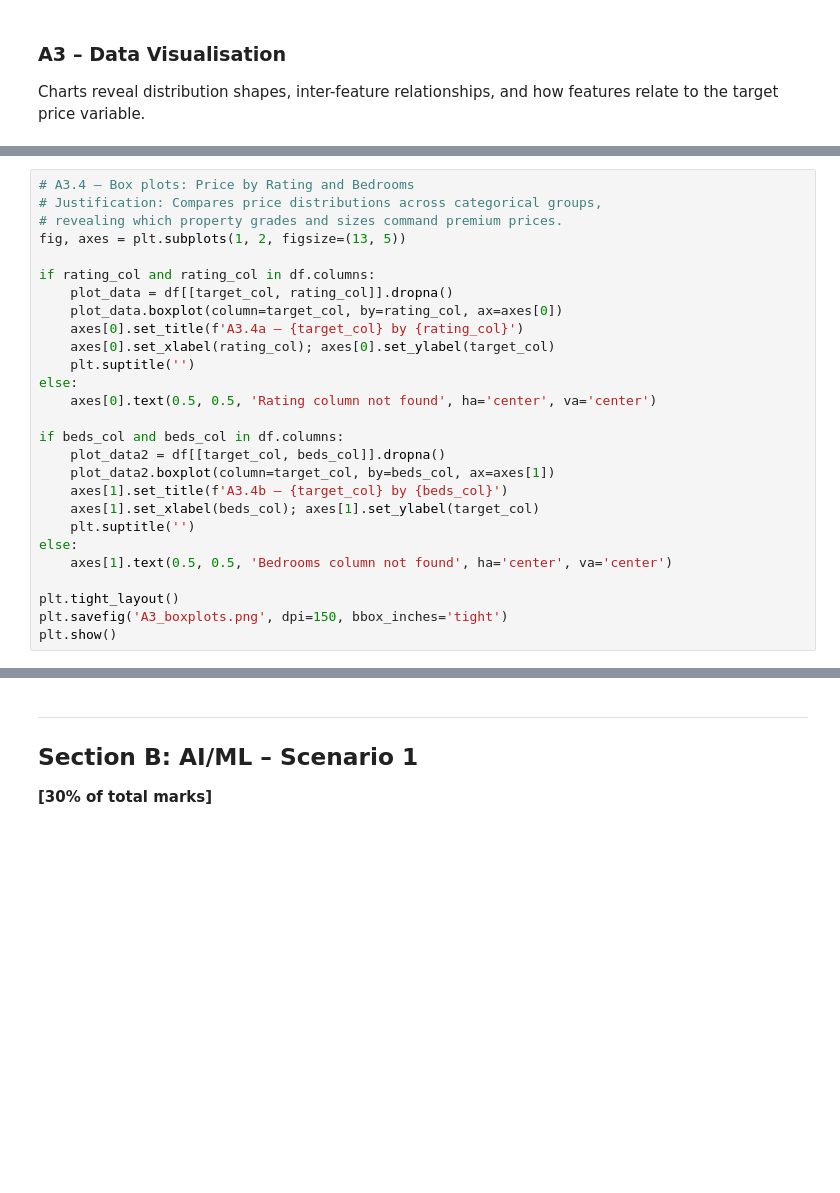
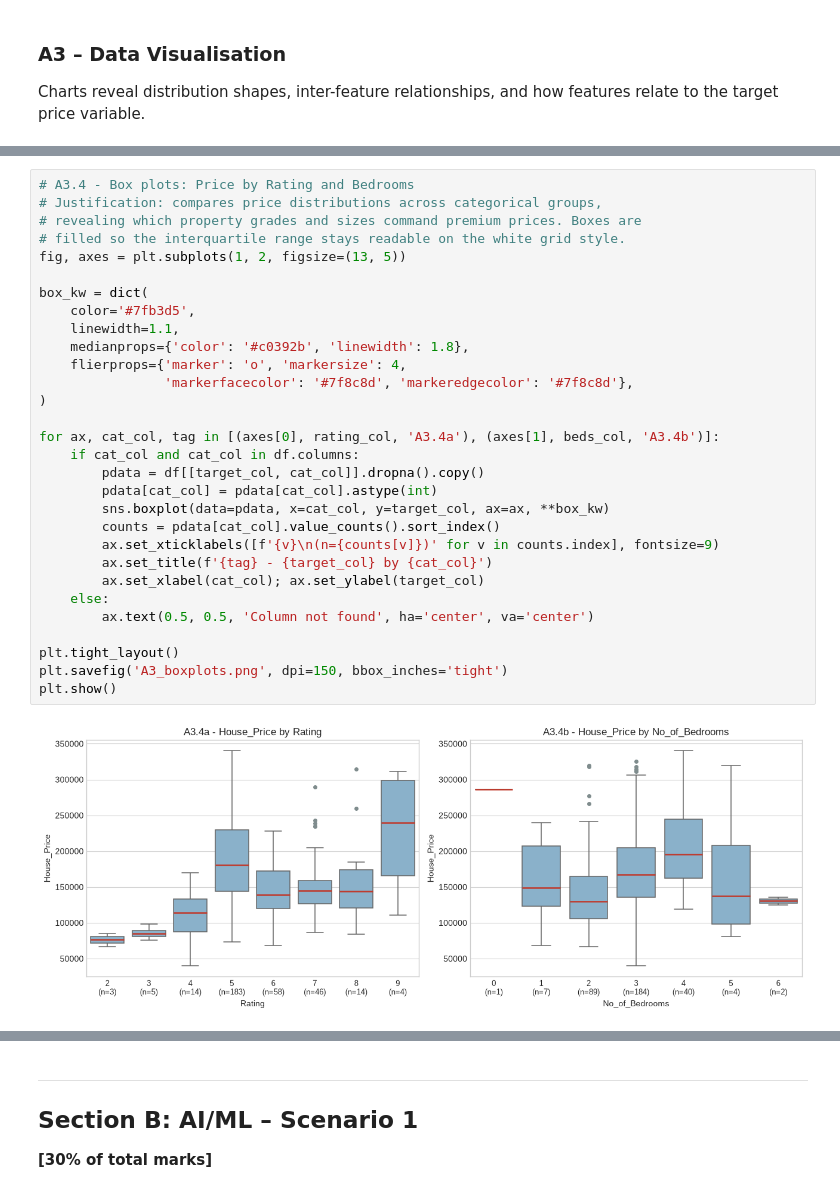
Before and after one commit to ryanthemechanic/GRE-Coursework, a Jupyter notebook: Year-2/Semester-2/COMP1891/COMP1891_notebook.ipynb, the cells around one changed output, grey strips where cells are left out. Cells and saved outputs as stored; diff of their text form; blank space fills up the shorter version.

```diff
--- a/Year-2/Semester-2/COMP1891/COMP1891_notebook.ipynb
+++ b/Year-2/Semester-2/COMP1891/COMP1891_notebook.ipynb
@@ -288,30 +500,35 @@ plt.show()
 # %%
-# A3.4 – Box plots: Price by Rating and Bedrooms
-# Justification: Compares price distributions across categorical groups,
-# revealing which property grades and sizes command premium prices.
+# A3.4 - Box plots: Price by Rating and Bedrooms
+# Justification: compares price distributions across categorical groups,
+# revealing which property grades and sizes command premium prices. Boxes are
+# filled so the interquartile range stays readable on the white grid style.
 fig, axes = plt.subplots(1, 2, figsize=(13, 5))
 
-if rating_col and rating_col in df.columns:
-    plot_data = df[[target_col, rating_col]].dropna()
-    plot_data.boxplot(column=target_col, by=rating_col, ax=axes[0])
-    axes[0].set_title(f'A3.4a – {target_col} by {rating_col}')
-    axes[0].set_xlabel(rating_col); axes[0].set_ylabel(target_col)
-    plt.suptitle('')
-else:
-    axes[0].text(0.5, 0.5, 'Rating column not found', ha='center', va='center')
+box_kw = dict(
+    color='#7fb3d5',
+    linewidth=1.1,
+    medianprops={'color': '#c0392b', 'linewidth': 1.8},
+    flierprops={'marker': 'o', 'markersize': 4,
+                'markerfacecolor': '#7f8c8d', 'markeredgecolor': '#7f8c8d'},
+)
 
-if beds_col and beds_col in df.columns:
-    plot_data2 = df[[target_col, beds_col]].dropna()
-    plot_data2.boxplot(column=target_col, by=beds_col, ax=axes[1])
-    axes[1].set_title(f'A3.4b – {target_col} by {beds_col}')
-    axes[1].set_xlabel(beds_col); axes[1].set_ylabel(target_col)
-    plt.suptitle('')
-else:
-    axes[1].text(0.5, 0.5, 'Bedrooms column not found', ha='center', va='center')
+for ax, cat_col, tag in [(axes[0], rating_col, 'A3.4a'), (axes[1], beds_col, 'A3.4b')]:
+    if cat_col and cat_col in df.columns:
+        pdata = df[[target_col, cat_col]].dropna().copy()
+        pdata[cat_col] = pdata[cat_col].astype(int)
+        sns.boxplot(data=pdata, x=cat_col, y=target_col, ax=ax, **box_kw)
+        counts = pdata[cat_col].value_counts().sort_index()
+        ax.set_xticklabels([f'{v}\n(n={counts[v]})' for v in counts.index], fontsize=9)
+        ax.set_title(f'{tag} - {target_col} by {cat_col}')
+        ax.set_xlabel(cat_col); ax.set_ylabel(target_col)
+    else:
+        ax.text(0.5, 0.5, 'Column not found', ha='center', va='center')
 
 plt.tight_layout()
 plt.savefig('A3_boxplots.png', dpi=150, bbox_inches='tight')
 plt.show()
+# %% [output]
+[figure, added]
 # %%
 # A3.5 – Pair plot of top correlated features
 # Justification: Shows pairwise relationships in one view, helping identify
```
Also changed, not shown: parts of 50 cells of this notebook, 26 other files.
